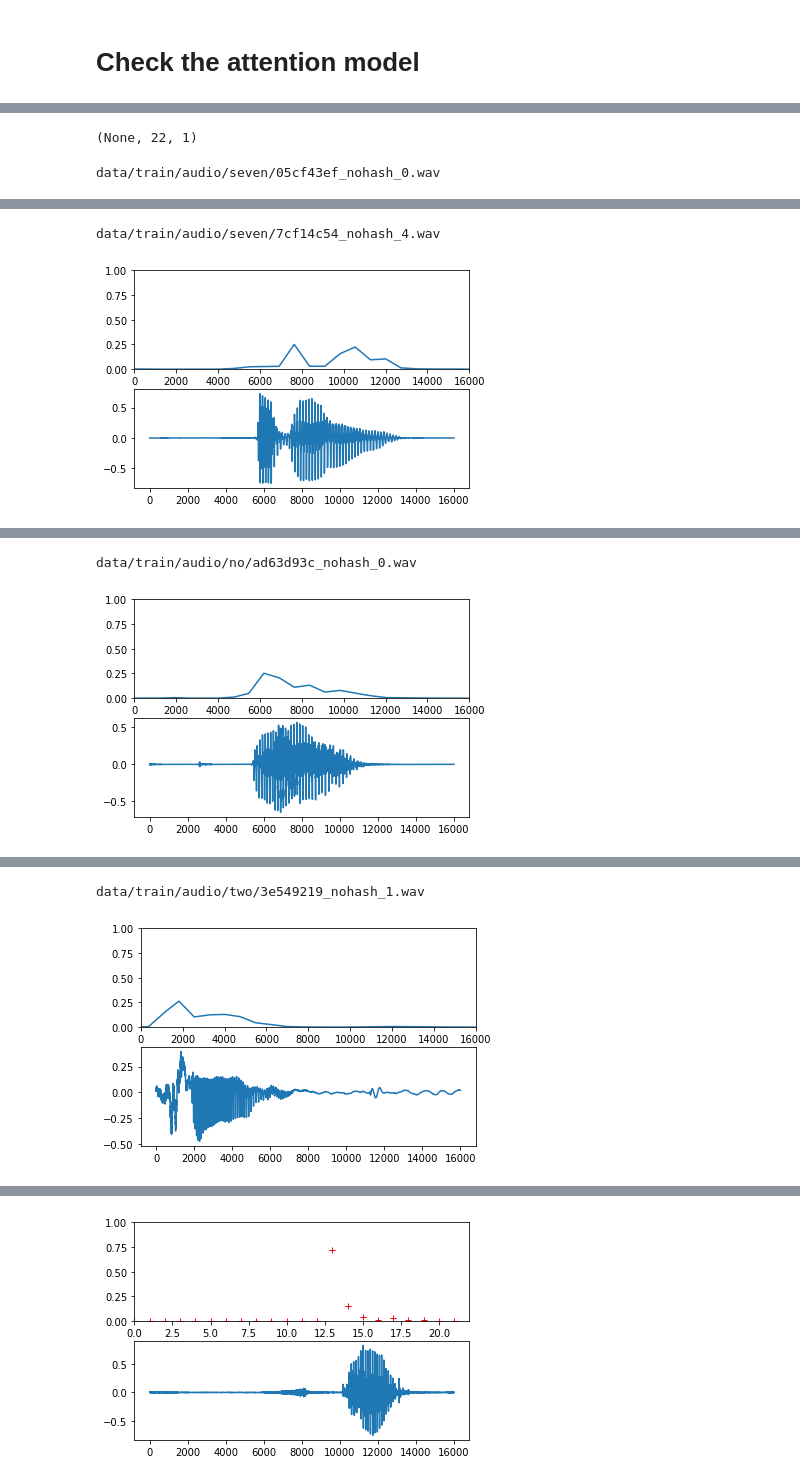
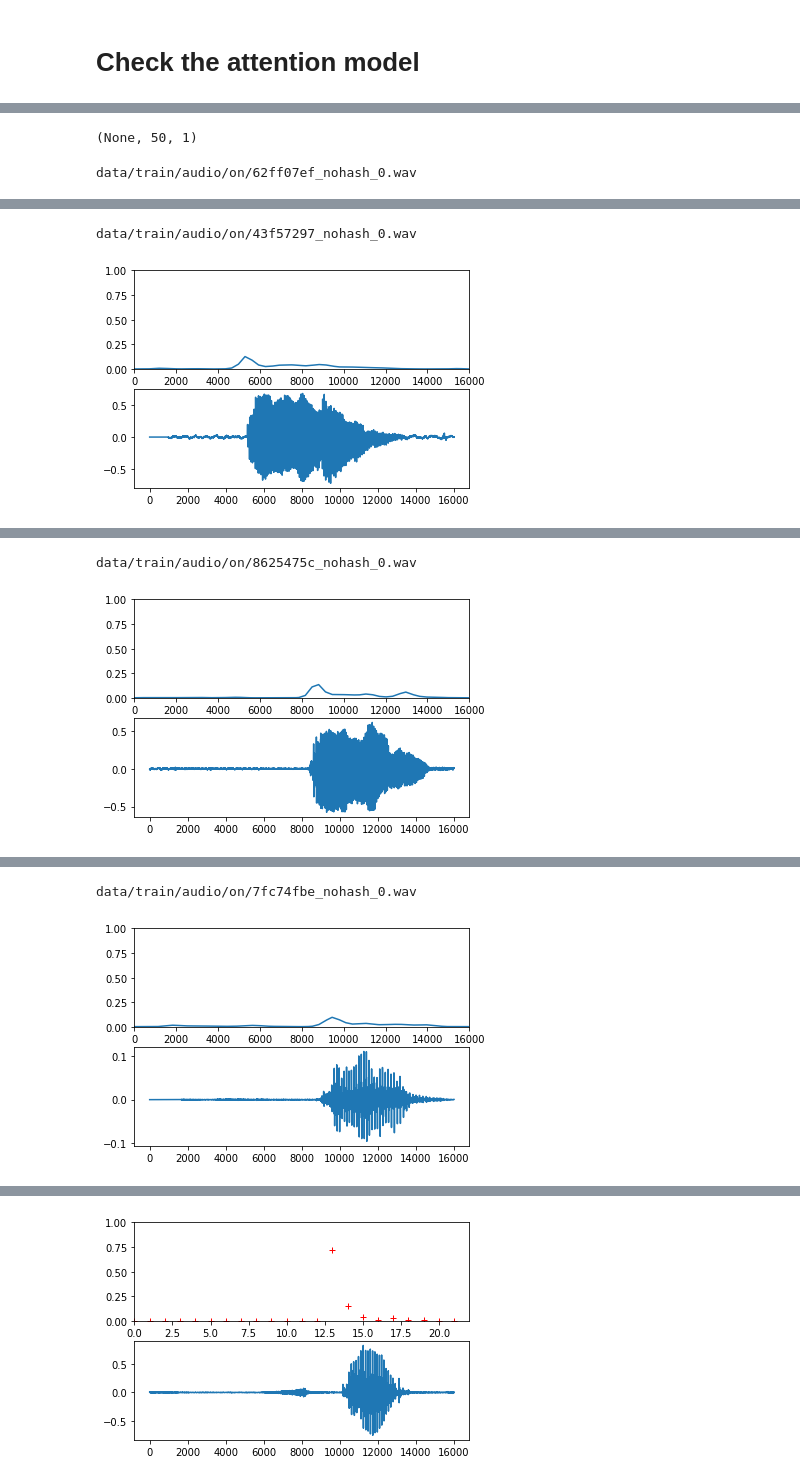
Before and after one commit to see--/speech_recognition, a Jupyter notebook: explore.ipynb, the cells around one changed output, grey strips where cells are left out. Cells and saved outputs as stored; diff of their text form; code cells hidden in the pictures.

Commit message:
Training 115: No pseudo labels

```diff
--- a/explore.ipynb
+++ b/explore.ipynb
@@ -1552,7 +1552,7 @@ plt.show()
 # %% [markdown]
 # Check the attention model
 # %%
-model = my_load_model('checkpoints_111/ep-016-vl-0.2403.hdf5')
+model = my_load_model('checkpoints_114/ep-029-vl-0.2188.hdf5')
 print(model.summary())
 # %% [output]
 __________________________________________________________________________________________________
@@ -1576,9 +1576,9 @@ None
 attention = Model(model.input, model.layers[-4].output)
 print(attention.output_shape)
 # %% [output]
-(None, 22, 1)
+(None, 50, 1)
 # %%
-test_fns = sorted(glob('data/train/audio/*/*.wav'))
+test_fns = sorted(glob('data/train/audio/on/*.wav'))
 np.random.shuffle(test_fns)
 disp_count = 0
 for fn in test_fns:
@@ -1598,5 +1598,7 @@ for fn in test_fns:
     plt.subplot(2, 1, 2)
     plt.plot(range(len(data)), data)
     plt.show()
+    display(Audio(fn, autoplay=True))
+    sleep(1)
 # %% [output]
-data/train/audio/seven/05cf43ef_nohash_0.wav
+data/train/audio/on/62ff07ef_nohash_0.wav
@@ -1604,2 +1607,2 @@ data/train/audio/seven/05cf43ef_nohash_0.wav
-data/train/audio/seven/7cf14c54_nohash_4.wav
+data/train/audio/on/43f57297_nohash_0.wav
-[figure, old version]
+[figure, new version]
@@ -1606,2 +1610,2 @@ data/train/audio/seven/7cf14c54_nohash_4.wav
-data/train/audio/no/ad63d93c_nohash_0.wav
+data/train/audio/on/8625475c_nohash_0.wav
-[figure, old version]
+[figure, new version]
@@ -1608,2 +1613,2 @@ data/train/audio/no/ad63d93c_nohash_0.wav
-data/train/audio/two/3e549219_nohash_1.wav
+data/train/audio/on/7fc74fbe_nohash_0.wav
-[figure, old version]
+[figure, new version]
```
Also changed, not shown: parts of 5 cells of this notebook, 1 other file.
